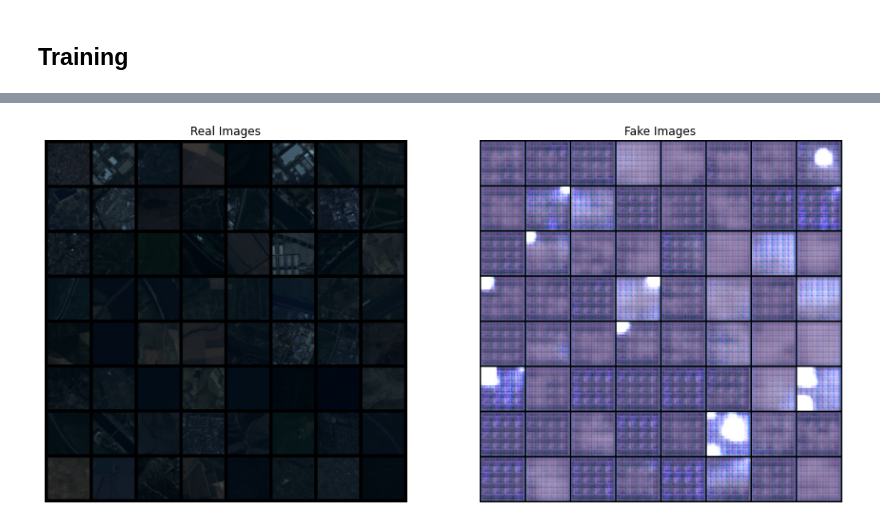
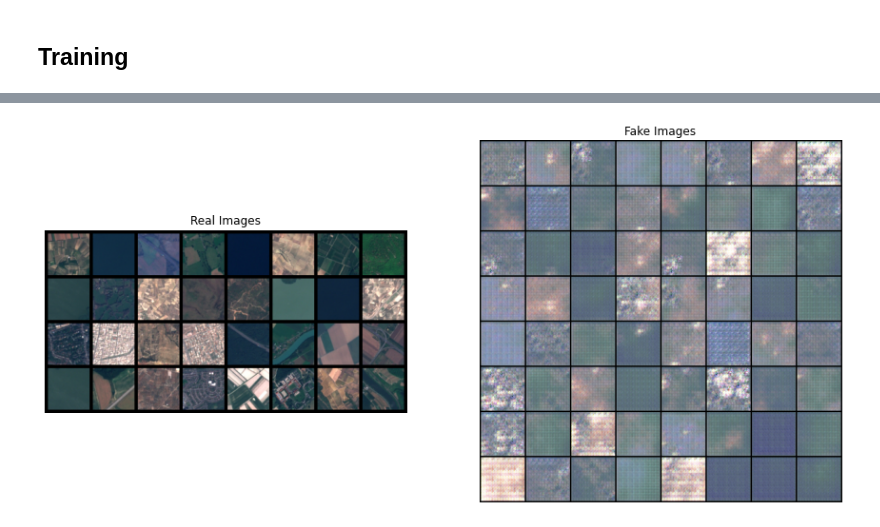
Before and after one commit to AlexanderLontke/ssl-remote-sensing, a Jupyter notebook: notebooks/GAN.ipynb, the cells around one changed output, grey strips where cells are left out. Saved outputs shown, nothing was run; the diff lists cells and outputs as text; code cells hidden in the pictures.

```diff
--- a/notebooks/GAN.ipynb
+++ b/notebooks/GAN.ipynb
@@ -133,21 +172,6 @@ def get_training_and_testing_sets(file_list):
     return training, testing
 # %%
 train_df, test_df = get_training_and_testing_sets(samples)
-# %%
-IMAGE_SIZE = 64
-transformer_train = transforms.Compose([
-                               transforms.ToTensor(),
-                               transforms.Resize(IMAGE_SIZE),
-                               transforms.CenterCrop(IMAGE_SIZE),
-                               transforms.Normalize([87.81586935763889, 96.97416420717593, 103.98142336697049], [51.67849701591506, 34.908630837585186, 29.465280593587384]),
-                           ])
-
-transformer_test = transforms.Compose([
-                               transforms.ToTensor(),
-                               transforms.Resize(IMAGE_SIZE),
-                               transforms.CenterCrop(IMAGE_SIZE),
-                               transforms.Normalize([87.81586935763889, 96.97416420717593, 103.98142336697049], [51.67849701591506, 34.908630837585186, 29.465280593587384]),
-                           ])
 # %%
 class TrainData(Dataset):
 
@@ -431,7 +455,7 @@ g_optimizer = optim.Adam(G.parameters(), 0.002)
 # %%
 # specify the training parameters
 num_epochs = 20 # number of training epochs
-mini_batch_size=64 # size of the mini-batches
+batch_size=32 # size of the mini-batches
 # %%
 train_loader = torch.utils.data.DataLoader(trainData,
                                            batch_size=mini_batch_size,
@@ -444,3 +466,6 @@ len(train_loader)
+# %%
+tv_train_dataloader = torch.utils.data.DataLoader(data, batch_size=batch_size,
+                                         shuffle=True)
 # %%
 # establish convention for real and fake labels during training
 real_label = 1
@@ -477,7 +502,7 @@ start = time.datetime.now()
 for epoch in range(num_epochs):
 
     # iterate over mini batches
-    for i, data in enumerate(train_loader, 0):
+    for i, data in enumerate(tv_train_dataloader, 0):
 
         # define real images and push to computation device
         real_images = data[0].to(device)
@@ -562,7 +587,7 @@ for epoch in range(num_epochs):
         if i % 100 == 0:
           now = datetime.utcnow().strftime("%H:%M:%S")
           print('[LOG {}] Epoch [{}/{}] \t[{}/{}] \t d_loss: {} \t g_loss: {}'.format(
-              now, epoch+1, num_epochs,i, len(train_loader), errD.item(), errG.item()))
+              now, epoch+1, num_epochs,i, len(tv_train_dataloader), errD.item(), errG.item()))
 
         # save losses for plotting later
         D_batch_losses.append(errD.item())
@@ -733,18 +841,18 @@ plt.show()
 # %%
-real_batch = next(iter(train_loader))
+real_batch = next(iter(tv_train_dataloader))
 
 # Plot the real images
 plt.figure(figsize=(15,15))
 plt.subplot(1,2,1)
 plt.axis("off")
 plt.title("Real Images")
 plt.imshow(np.transpose(vutils.make_grid(real_batch[0].to(device)[:64], padding=5, normalize=True).cpu(),(1,2,0)))
 
 # Plot the fake images from the last epoch
 plt.subplot(1,2,2)
 plt.axis("off")
 plt.title("Fake Images")
 plt.imshow(np.transpose(img_list[-1],(1,2,0)))
 plt.show()
 # %% [output]
-[figure, old version]
+[figure, new version]
```
Also changed, not shown: parts of 12 cells of this notebook.
